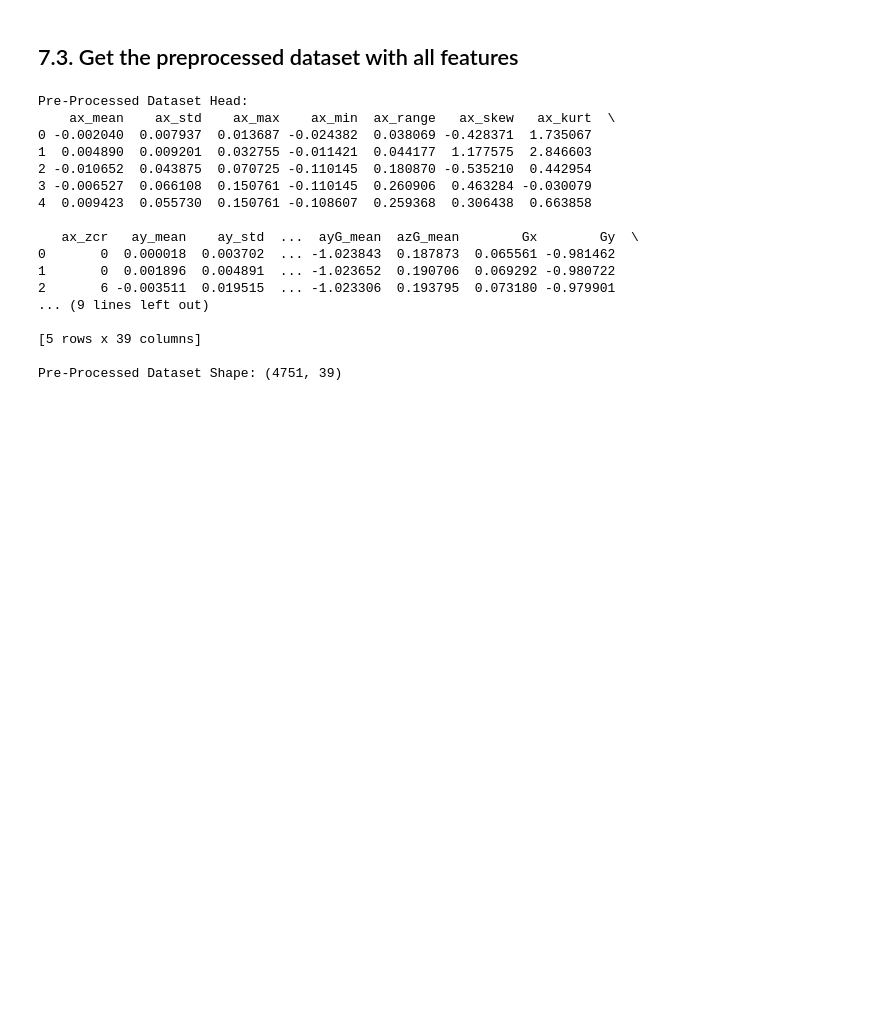
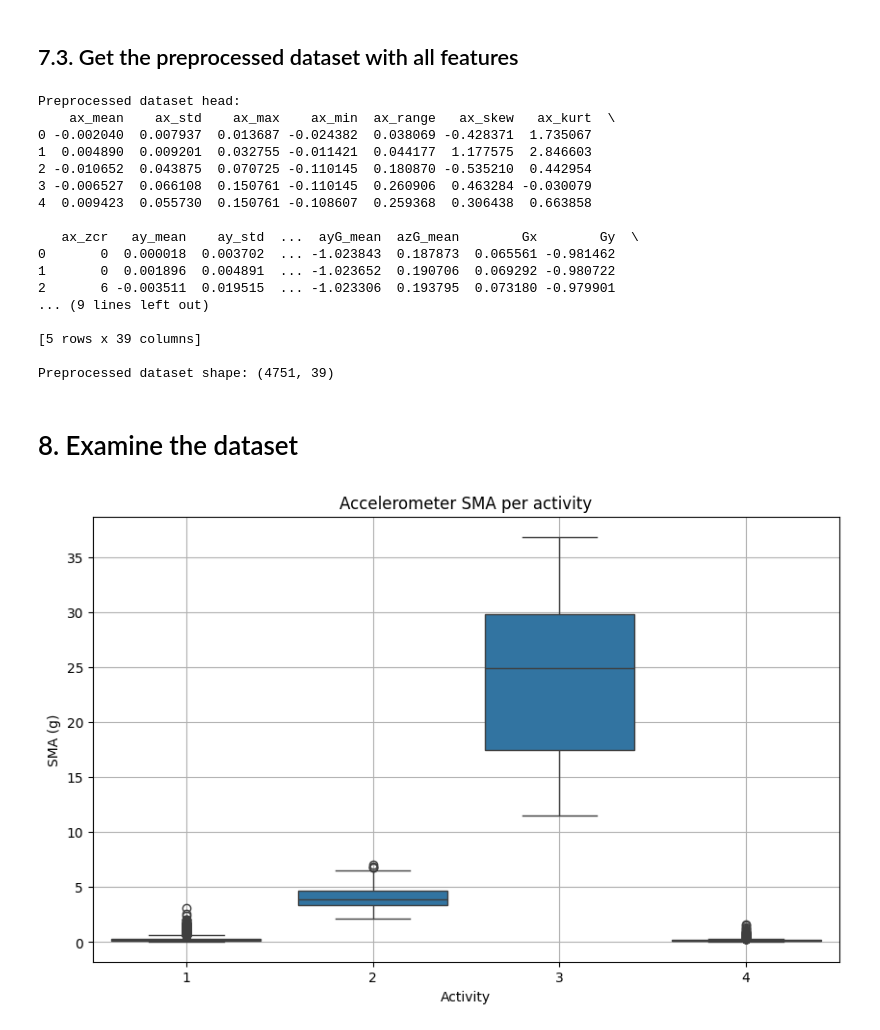
Before and after one commit to COEN498-691-PROJECT/ML_project, a Jupyter notebook: processing/notebooks/pre_processing.ipynb, the cells around one changed output. Cells and saved outputs as stored; diff of their text form; code cells hidden in the pictures; blank space fills up the shorter version.

```diff
--- a/processing/notebooks/pre_processing.ipynb
+++ b/processing/notebooks/pre_processing.ipynb
@@ -402,11 +403,11 @@ for bp_segment, lp_segment in zip(bp_segmented_dfs, lp_segmented_dfs):
     feature_list.append(features)
 preprocessed_dataset = pd.DataFrame(feature_list)
 
-print("\nPre-Processed Dataset Head:")
+print("\nPreprocessed dataset head:")
 print(preprocessed_dataset.head())
-print(f"\nPre-Processed Dataset Shape: {preprocessed_dataset.shape}")
+print(f"\nPreprocessed dataset shape: {preprocessed_dataset.shape}")
 # %% [output]
-Pre-Processed Dataset Head:
+Preprocessed dataset head:
     ax_mean    ax_std    ax_max    ax_min  ax_range   ax_skew   ax_kurt  \
 0 -0.002040  0.007937  0.013687 -0.024382  0.038069 -0.428371  1.735067
 1  0.004890  0.009201  0.032755 -0.011421  0.044177  1.177575  2.846603
@@ -422,7 +423,19 @@ Pre-Processed Dataset Head:
 
 [5 rows x 39 columns]
 
-Pre-Processed Dataset Shape: (4751, 39)
+Preprocessed dataset shape: (4751, 39)
 # %%
 # Save the pre-processed dataset to a CSV file
 preprocessed_dataset.to_csv('../../data/processed/COEN498-691_HAR_preprocessed_dataset.csv', index=False)
+# %% [markdown]
+# 8. Examine the dataset
+# %%
+plt.figure(figsize=(10, 6))
+sns.boxplot(x='activity_id', y='sma', data=preprocessed_dataset)
+plt.title('Accelerometer SMA per activity')
+plt.xlabel('Activity')
+plt.ylabel('SMA (g)')
+plt.grid(True)
+plt.show()
+# %% [output]
+[figure, added]
```
Also changed, not shown: parts of 2 cells of this notebook, 1 other file.
